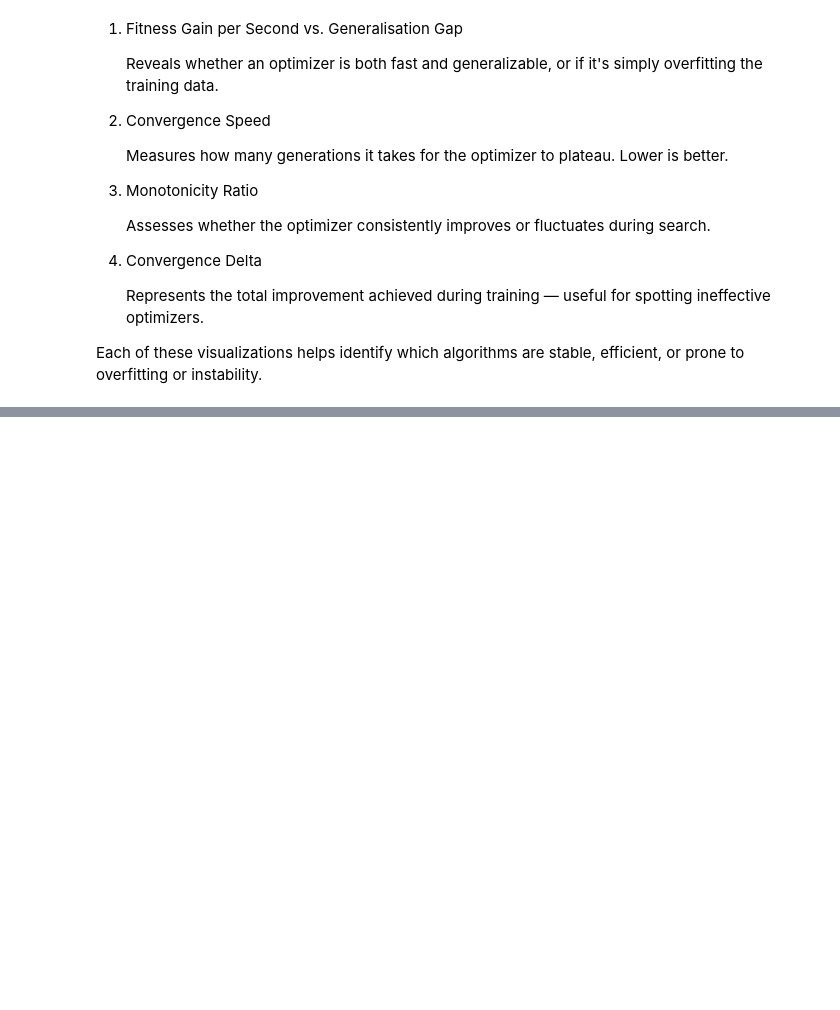
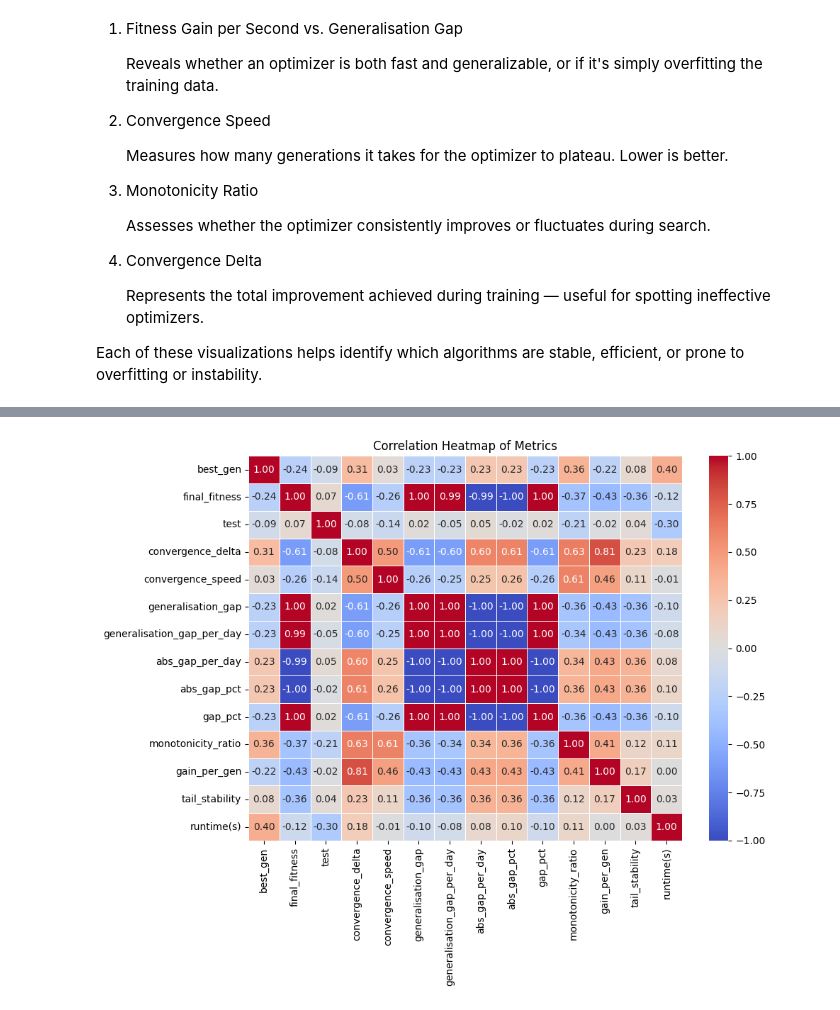
Before and after one commit to Tarnage/crypto_optimiser, a Jupyter notebook: foward_test.ipynb, the cells around one changed output, grey strips where cells are left out. Cells and saved outputs as stored; diff of their text form; code cells hidden in the pictures; blank space fills up the shorter version.

```diff
--- a/foward_test.ipynb
+++ b/foward_test.ipynb
@@ -35,9 +35,11 @@ TRAIN_TO = "2019-12-31"
 
 # --- Load & split ---
 df = pd.read_csv(CSV_PATH, parse_dates=[DATE_COL])
-mask_train  = df[DATE_COL] <= TRAIN_TO
-dates_test  = df.loc[~mask_train, DATE_COL].to_numpy()
-prices_test = df.loc[~mask_train, CLOSE_COL].to_numpy()
+price_all = df[CLOSE_COL].to_numpy()
+train_mask = df[DATE_COL] <= TRAIN_TO
+prices_train = price_all[train_mask]
+prices_test  = price_all[~train_mask]
+dates_test  = df.loc[~train_mask, DATE_COL].to_numpy()
 # %% [markdown]
 ### 1.1 Loading and Filtering Optimizer Results
 
@@ -745,0 +866,31 @@ plot_advanced_insights(advanced_metrics_df)
+# %%
+# Heatmap of correlation between metrics
+def plot_metric_correlation_heatmap(df, exclude_columns=["alg", "seed"]):
+    metrics_df = df.drop(columns=exclude_columns, errors='ignore').select_dtypes(include='number')
+    correlation = metrics_df.corr()
+    plt.figure(figsize=(10, 8))
+    sns.heatmap(correlation, annot=True, cmap="coolwarm", fmt=".2f", linewidths=0.5)
+    plt.title("Correlation Heatmap of Metrics")
+    plt.tight_layout()
+    plt.show()
+
+# Scatter matrix for key metrics
+def plot_scatter_matrix(df, metrics, hue="alg"):
+    sns.pairplot(df[metrics + [hue]], hue=hue, diag_kind="kde", corner=True)
+    plt.suptitle("Scatter Matrix of Selected Metrics", y=1.02)
+    plt.tight_layout()
+    plt.show()
+
+# Distribution of test fitness by algorithm
+def plot_test_fitness_distribution(df):
+    plt.figure(figsize=(10, 6))
+    sns.violinplot(x="alg", y="test", data=df, palette="Set2", inner="box")
+    plt.title("Distribution of Test Fitness per Algorithm")
+    plt.ylabel("Test Fitness (Lower is Better)")
+    plt.grid(True, axis='y', linestyle='--', alpha=0.5)
+    plt.tight_layout()
+    plt.show()
+# %%
+plot_metric_correlation_heatmap(advanced_metrics_df)
+# %% [output]
+[figure, added]
```
Also changed, not shown: parts of 21 cells of this notebook, 10 other files.
